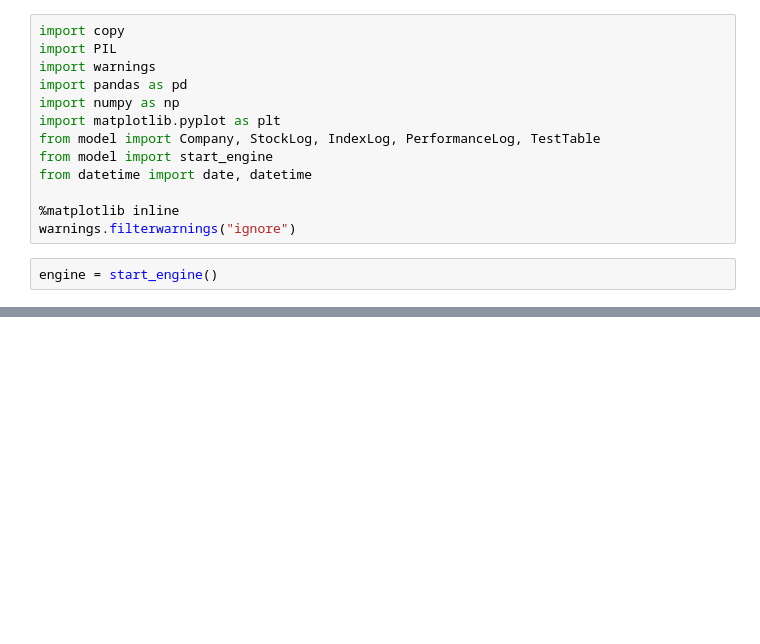
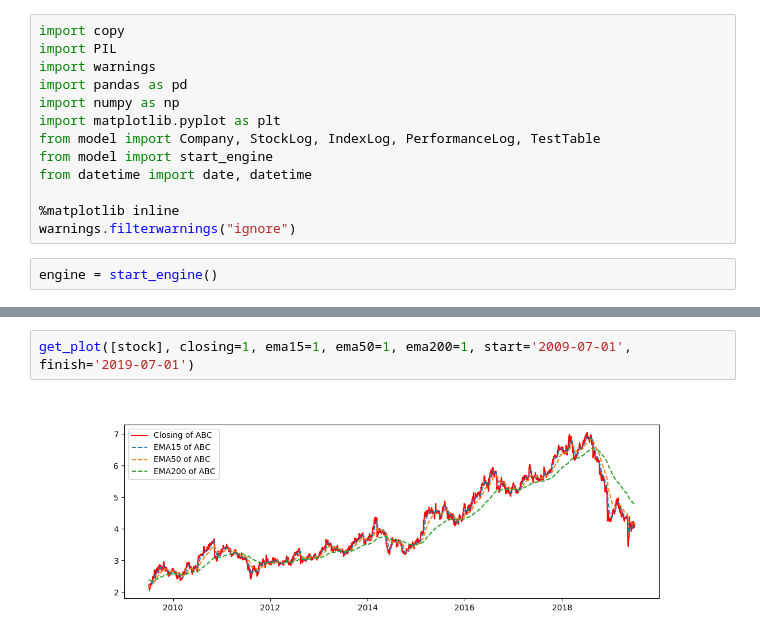
Before and after one commit to natashajenny/StockIt, a Jupyter notebook: scripts/grapher.ipynb, the cells around one changed output, grey strips where cells are left out. Saved outputs shown, nothing was run; the diff lists cells and outputs as text; blank space fills up the shorter version.

```diff
--- a/scripts/grapher.ipynb
+++ b/scripts/grapher.ipynb
@@ -249,0 +203,4 @@ get_plot(['ABC'], dp_ratio=1, pb_ratio=1, size=(12, 2), start='2018-07-01', fini
+# %%
+get_plot([stock], closing=1, ema15=1, ema50=1, ema200=1, start='2009-07-01', finish='2019-07-01')
+# %% [output]
+[figure, added]
```
Also changed, not shown: parts of 34 cells of this notebook, 4 other files.
